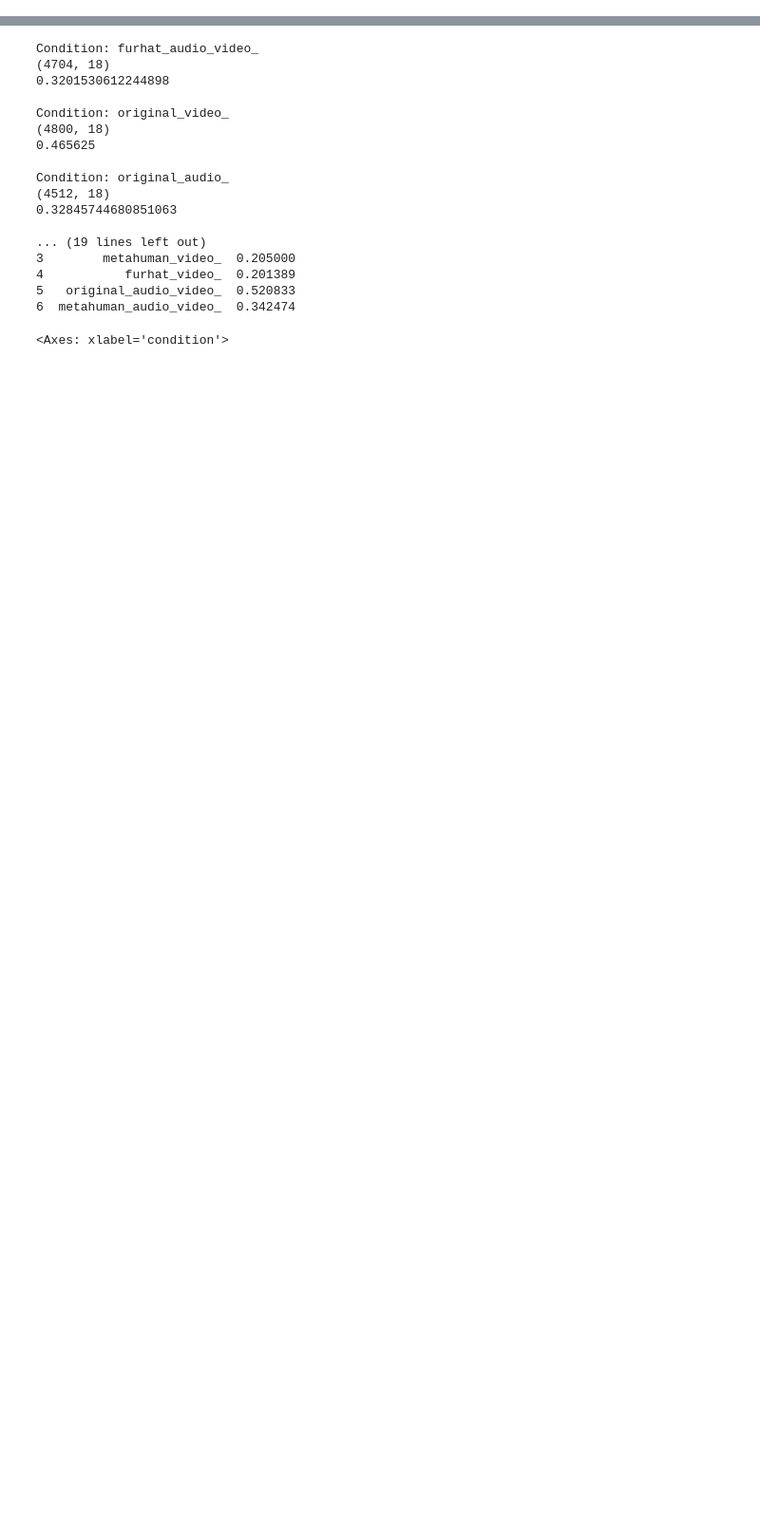
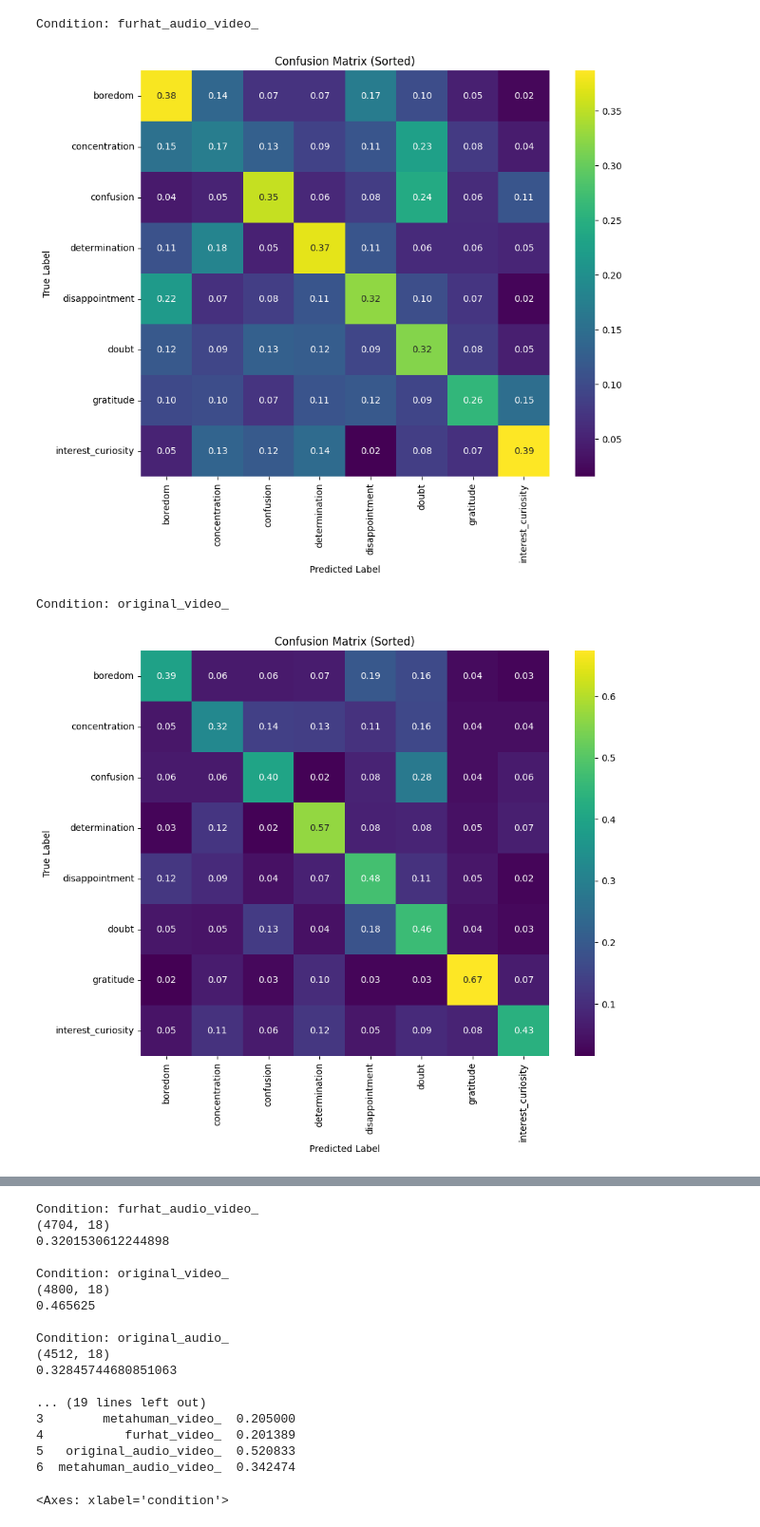
Before and after one commit to timlac/reco-transfer-study, a Jupyter notebook: notebooks/inspect_export.ipynb, the cells around one changed output, grey strips where cells are left out. Shown at 95% size. Drawn from its saved outputs; the diff is of its cells as text; code cells hidden in the pictures; blank space fills up the shorter version.

Commit message:
added emotion specific analyses

```diff
--- a/notebooks/inspect_export.ipynb
+++ b/notebooks/inspect_export.ipynb
@@ -32,0 +48,32 @@ df.head()
+# %%
+conditions = ['original_video_', 'metahuman_video_', 'furhat_video_']
+
+for c in df["condition"].unique():
+    print("\nCondition:", c)
+    df_c = df[df["condition"] == c]
+
+    y_true = df_c[["emotion_1_id"]]
+    y_pred = df_c[["reply"]]
+
+    emotion_ids = np.unique(y_true)
+    emotions = Mapper.get_emotion_from_id(emotion_ids)
+
+    sorted_indices = np.argsort(emotions)  # Get sorting indices
+    sorted_emotions = np.array(emotions)[sorted_indices]  # Sort labels
+
+    # Reorder y_true and y_pred based on the sorted order
+    sorted_conf_matrix = confusion_matrix(y_true, y_pred, labels=emotion_ids[sorted_indices], normalize='true')
+
+    # Plot heatmap
+    plt.figure(figsize=(10, 8))
+    sns.heatmap(sorted_conf_matrix, annot=True, fmt='.2f', cmap='viridis',
+                xticklabels=sorted_emotions, yticklabels=sorted_emotions)
+    plt.title('Confusion Matrix (Sorted)')
+    plt.ylabel('True Label')
+    plt.xlabel('Predicted Label')
+    plt.show()
+# %% [output]
+Condition: furhat_audio_video_
+[figure, added]
+Condition: original_video_
+[figure, added]
```
Also changed, not shown: parts of 11 cells of this notebook, 19 other files.
